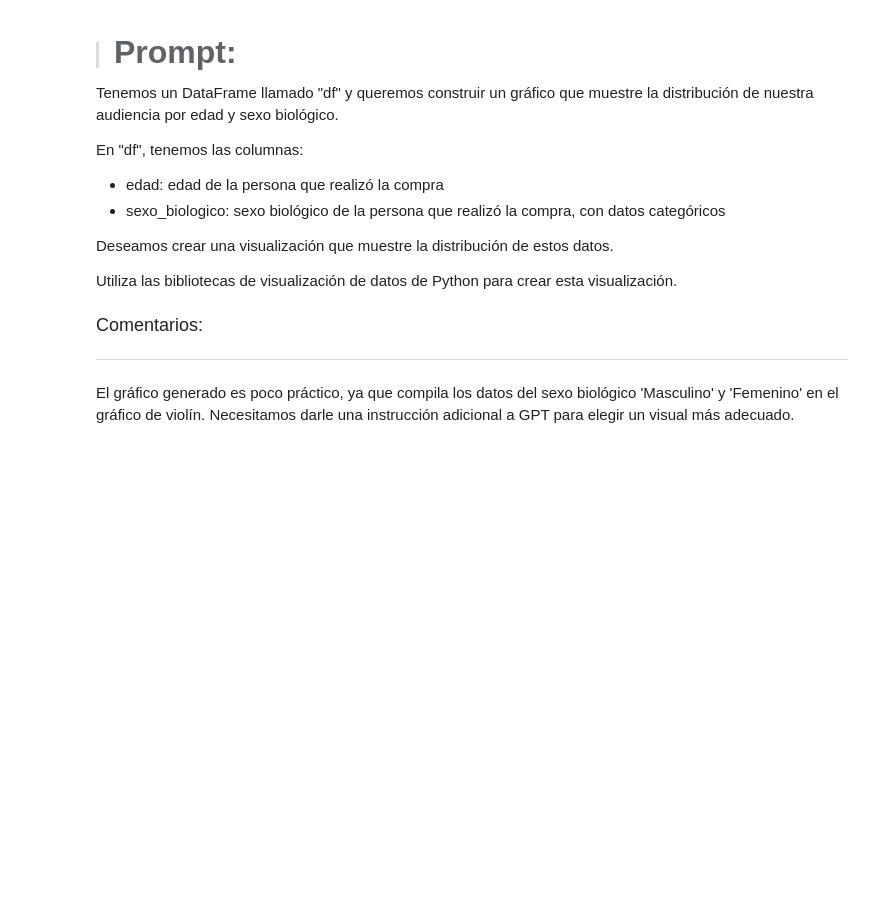
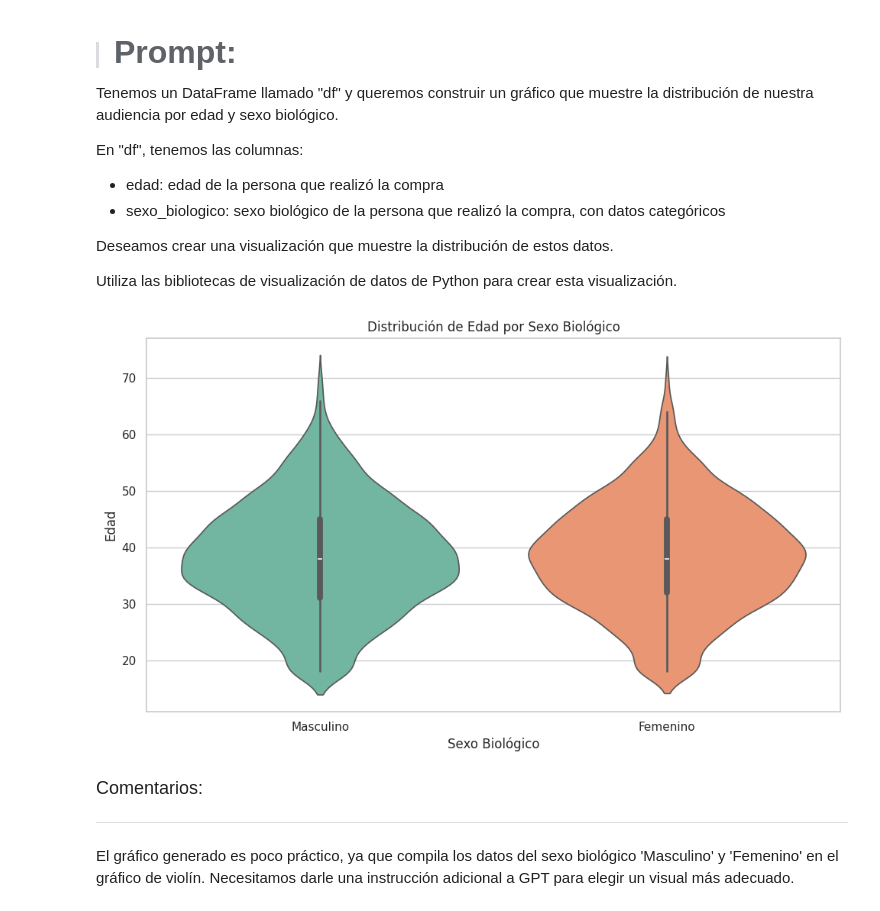
Before and after one commit to smringdesigns/IA_aplicada_a_ciencia_de_datos, a Jupyter notebook: IA_aplicada_a_ciencia_de_datos.ipynb, the cells around one changed output. Cells and saved outputs as stored; diff of their text form; code cells hidden in the pictures; blank space fills up the shorter version.

```diff
--- a/IA_aplicada_a_ciencia_de_datos.ipynb
+++ b/IA_aplicada_a_ciencia_de_datos.ipynb
@@ -947,6 +964,22 @@ En "df", tenemos las columnas:
 Deseamos crear una visualización que muestre la distribución de estos datos.
 
 Utiliza las bibliotecas de visualización de datos de Python para crear esta visualización.
+# %%
+# Estilo visual
+sns.set(style="whitegrid")
+
+# Gráfico de violín
+plt.figure(figsize=(10,6))
+sns.violinplot(data=df, x='sexo_biologico', y='edad', palette='Set2')
+
+# Personalización
+plt.title('Distribución de Edad por Sexo Biológico')
+plt.xlabel('Sexo Biológico')
+plt.ylabel('Edad')
+plt.tight_layout()
+plt.show()
+# %% [output]
+[figure, added]
 # %% [markdown]
 <font color="7b71ff" size=4> Comentarios: </font>
 
```
Also changed, not shown: parts of 3 cells of this notebook.
